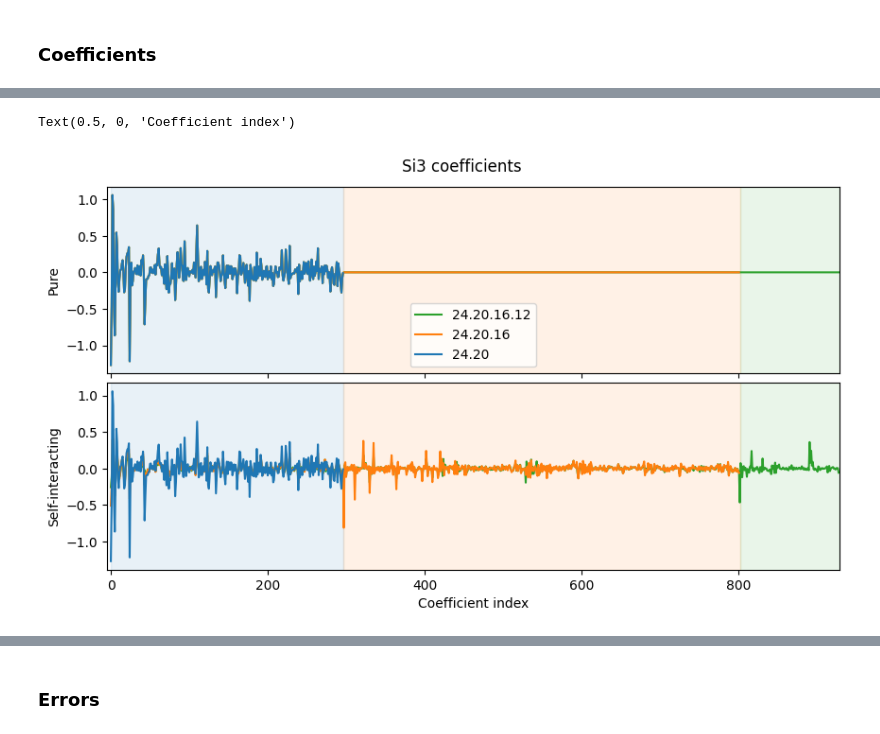
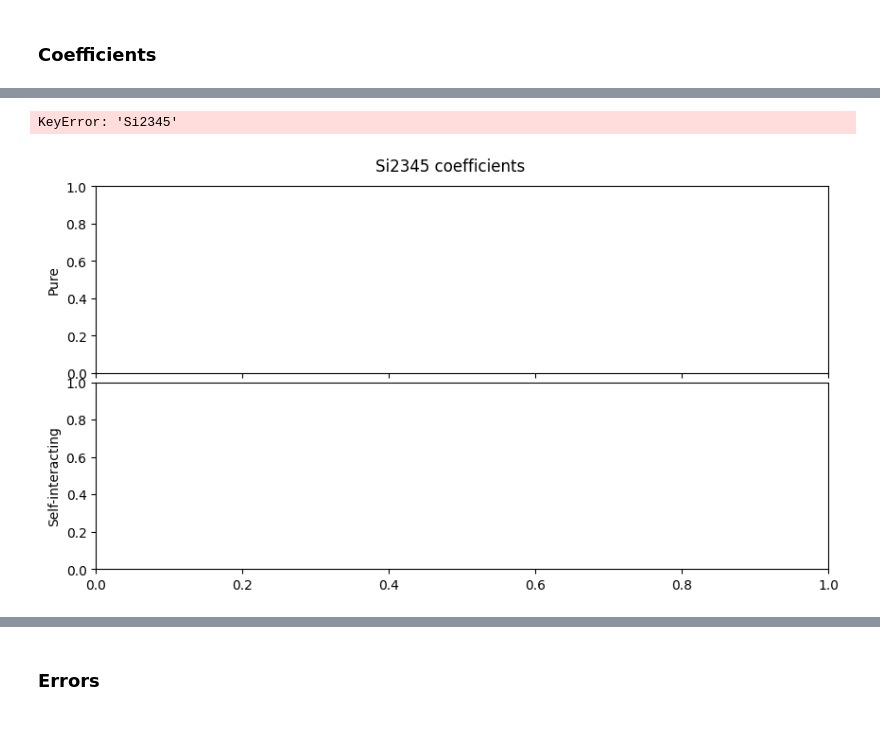
Before and after one commit to apolmiguel/aceconverge2025, a Jupyter notebook: plots_response.ipynb, the cells around one changed output, grey strips where cells are left out. Drawn from its saved outputs; the diff is of its cells as text; code cells hidden in the pictures.

```diff
--- a/plots_response.ipynb
+++ b/plots_response.ipynb
@@ -4,0 +43,33 @@ import matplotlib.pyplot as plt
+# %%
+basis_tags = ['24.20','24.20.16','24.20.16.12']
+plotlabels = ['K=3', 'K=4', 'K=5']
+# dset = 'dimgen_247'
+# dimgens = ['50','100','150','200','247']
+dset = 'Tr1k_n'
+jl_dims = {}
+jl_puredims = {}
+# basis_set = '24.20.16.12'
+
+g, gax = plt.subplots(1,1,figsize=(8,4.5),dpi=200)
+# g.suptitle(f'{dset}')
+# g.suptitle('Out-of-distribution Carbon', fontsize=16)
+# g.subplots_adjust(top=0.95)
+g.subplots_adjust(wspace=0.2)
+# gax[1].set_title('Difference')
+gax.set_ylabel('Energy (eV)')
+gax.set_xlabel('Distance (A)')
+for i,basis in enumerate(basis_tags):
+    jl_dims[basis] = np.loadtxt(f'acejulia/{dset}'+'/'+basis+'/ecost10.0/dimercurve.dat').T
+    jl_puredims[basis] = np.loadtxt(f'acejulia/{dset}'+'_purify/'+basis+'/ecost10.0/dimercurve.dat').T
+    if i==0:
+        gax.plot(*jl_dims[basis], label=plotlabels[i]+" Self-int.", color="C"+str(i), linestyle='--')
+        gax.plot(*jl_puredims[basis], label=plotlabels[i]+" Pure", color="C"+str(i), alpha=0.5)
+    else:
+        gax.plot(*jl_dims[basis], color="C"+str(i), linestyle='--')
+        gax.plot(*jl_puredims[basis], label=plotlabels[i], color="C"+str(i), alpha=0.5)
+
+gax.legend()
+gax.scatter(*en_qe,s=1,color='k')
+gax.set_xlim(0.8,7)
+gax.set_ylim(-12,6)
+g.savefig('figures/ood_carbon_dimer.png', dpi=300, bbox_inches='tight')
@@ -15,8 +136,3 @@ en_si[0,np.argmin(en_si[1])]
 ## OOD-Test (ecost50, correct r0, with pairdists)
 # %% [markdown]
 ### Coefficients
-# %%
-for i,coeffs in enumerate(coeffs_pure['Si3'][::-1]):
-    # print(len(coeffs))
-    plt.plot(coeffs,color='C'+str(2-i))
-plt.ylim(-1e-5,1e-5)
@@ -46,33 +159,34 @@ coeffs = {'Si2': [], 'Si3': [], 'Si4': [], 'Si5': []}
 for i, line in enumerate(lines):
     line_list = ast.literal_eval(line)
     if (i<2) | (i==8):
         coeffs['Si2'].append(line_list)
     elif (i<4) | (i==9):
         coeffs['Si3'].append(line_list)
     elif (i<6) | (i==10):
         coeffs['Si4'].append(line_list)
     elif (i<8) | (i==11):
         coeffs['Si5'].append(line_list)
 
 # Checking similarity #
-dset = 'Si3'
+dset = 'Si2345'
 f,ax = plt.subplots(2,1, figsize=(10,5), dpi=100, sharex=True)
 f.subplots_adjust(top=0.92, hspace=0.05); f.suptitle(f'{dset} coefficients')
 ax[0].set_ylabel('Pure'); ax[1].set_ylabel('Self-interacting')
 ax[0].plot(coeffs_pure[dset][2], label='24.20.16.12', color='C2')
 ax[0].plot(coeffs_pure[dset][1], label='24.20.16', color='C1')
 ax[0].plot(coeffs_pure[dset][0], label='24.20', color='C0')
 ax[1].plot(coeffs[dset][2], label='24.20.16.12', color='C2')
 ax[1].plot(coeffs[dset][1], label='24.20.16', color='C1')
 ax[1].plot(coeffs[dset][0], label='24.20', color='C0')
 for axes in ax:
     axes.axvspan(0, 297, color='C0', alpha=0.1)
     axes.axvspan(297, 802, color='C1', alpha=0.1)
     axes.axvspan(802, 929, color='C2', alpha=0.1)
     axes.set_xlim(-5,929)
     # axes.set_ylim(-5,5)
 ax[0].legend()
 ax[1].set_xlabel('Coefficient index')
+f.savefig(f'figures/{dset}_coeffs.png', dpi=300, bbox_inches='tight')
 # %% [output]
-Text(0.5, 0, 'Coefficient index')
+KeyError: 'Si2345'
-[figure, old version]
+[figure, new version]
```
Also changed, not shown: parts of 30 cells of this notebook, 23 other files.
